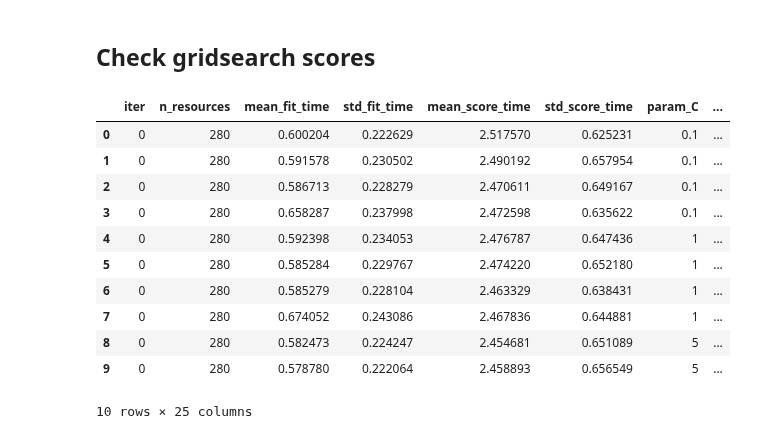
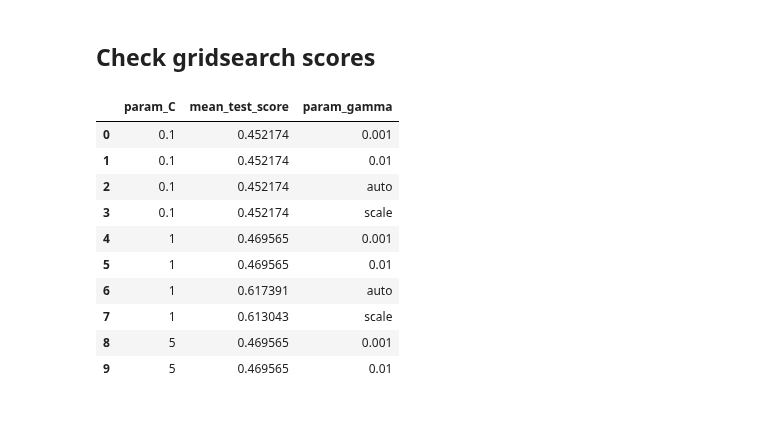
Before and after one commit to staceybeck/teambrainiac, a Jupyter notebook: source/group_svm/Timeseries_Cross_Validation.ipynb, the cells around one changed output. Drawn from its saved outputs; the diff is of its cells as text; code cells hidden in the pictures.

```diff
--- a/source/group_svm/Timeseries_Cross_Validation.ipynb
+++ b/source/group_svm/Timeseries_Cross_Validation.ipynb
@@ -390,21 +393,20 @@ grid_dict = access_load_data('metrics/group_svm/mask/YA_YA_mask_grdsrchcv.pkl',
 # %%
 import pandas as pd
 grid_df = pd.DataFrame(grid_dict['grid_search'][0])
-g = grid_df[['param_C',	'mean_test_score']]
+g = grid_df[['param_C',	'mean_test_score', 'param_gamma']]
 g.head(10)
 # %% [output]
-|  | iter | n_resources | mean_fit_time | std_fit_time | mean_score_time | std_score_time | param_C | ... |
-| 0 | 0 | 280 | 0.600204 | 0.222629 | 2.517570 | 0.625231 | 0.1 | ... |
-| 1 | 0 | 280 | 0.591578 | 0.230502 | 2.490192 | 0.657954 | 0.1 | ... |
-| 2 | 0 | 280 | 0.586713 | 0.228279 | 2.470611 | 0.649167 | 0.1 | ... |
-| 3 | 0 | 280 | 0.658287 | 0.237998 | 2.472598 | 0.635622 | 0.1 | ... |
-| 4 | 0 | 280 | 0.592398 | 0.234053 | 2.476787 | 0.647436 | 1 | ... |
-| 5 | 0 | 280 | 0.585284 | 0.229767 | 2.474220 | 0.652180 | 1 | ... |
-| 6 | 0 | 280 | 0.585279 | 0.228104 | 2.463329 | 0.638431 | 1 | ... |
-| 7 | 0 | 280 | 0.674052 | 0.243086 | 2.467836 | 0.644881 | 1 | ... |
-| 8 | 0 | 280 | 0.582473 | 0.224247 | 2.454681 | 0.651089 | 5 | ... |
-| 9 | 0 | 280 | 0.578780 | 0.222064 | 2.458893 | 0.656549 | 5 | ... |
+|  | param_C | mean_test_score | param_gamma |
+| 0 | 0.1 | 0.452174 | 0.001 |
+| 1 | 0.1 | 0.452174 | 0.01 |
+| 2 | 0.1 | 0.452174 | auto |
+| 3 | 0.1 | 0.452174 | scale |
+| 4 | 1 | 0.469565 | 0.001 |
+| 5 | 1 | 0.469565 | 0.01 |
+| 6 | 1 | 0.617391 | auto |
+| 7 | 1 | 0.613043 | scale |
+| 8 | 5 | 0.469565 | 0.001 |
+| 9 | 5 | 0.469565 | 0.01 |
-10 rows × 25 columns
 # %%
 ## Young Adult C Param Boxplot
 plt.figure(figsize= (10, 7))
```
Also changed, not shown: parts of 7 cells of this notebook.
